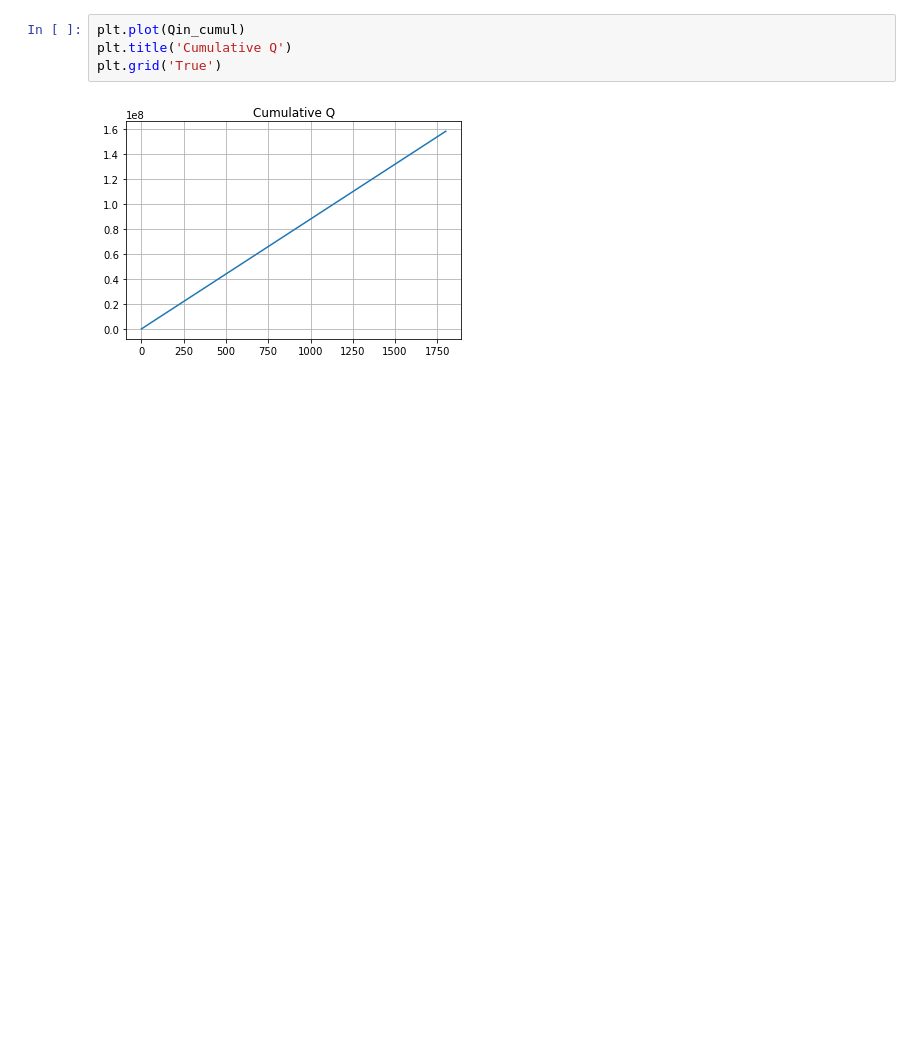
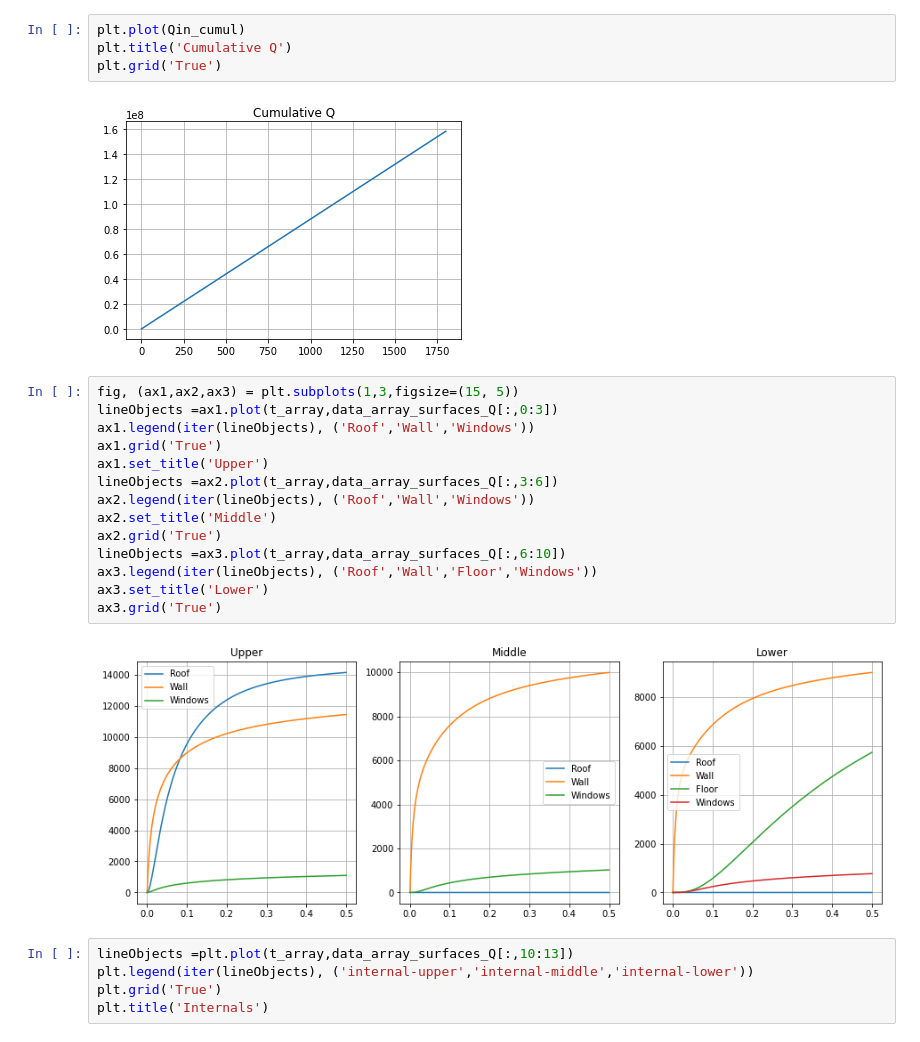
Before and after one commit to l-hemsley/HeatingModel, a Jupyter notebook: ChurchModel.ipynb, the cells around one changed output. Cells and saved outputs as stored; diff of their text form; blank space fills up the shorter version.

```diff
--- a/ChurchModel.ipynb
+++ b/ChurchModel.ipynb
@@ -165,3 +184,24 @@ plt.title('Cumulative Q')
 plt.grid('True')
 # %% [output]
 [figure]
+# %%
+fig, (ax1,ax2,ax3) = plt.subplots(1,3,figsize=(15, 5))
+lineObjects =ax1.plot(t_array,data_array_surfaces_Q[:,0:3])
+ax1.legend(iter(lineObjects), ('Roof','Wall','Windows'))
+ax1.grid('True')
+ax1.set_title('Upper')
+lineObjects =ax2.plot(t_array,data_array_surfaces_Q[:,3:6])
+ax2.legend(iter(lineObjects), ('Roof','Wall','Windows'))
+ax2.set_title('Middle')
+ax2.grid('True')
+lineObjects =ax3.plot(t_array,data_array_surfaces_Q[:,6:10])
+ax3.legend(iter(lineObjects), ('Roof','Wall','Floor','Windows'))
+ax3.set_title('Lower')
+ax3.grid('True')
+# %% [output]
+[figure, added]
+# %%
+lineObjects =plt.plot(t_array,data_array_surfaces_Q[:,10:13])
+plt.legend(iter(lineObjects), ('internal-upper','internal-middle','internal-lower'))
+plt.grid('True')
+plt.title('Internals')
```
Also changed, not shown: parts of 5 cells of this notebook.
